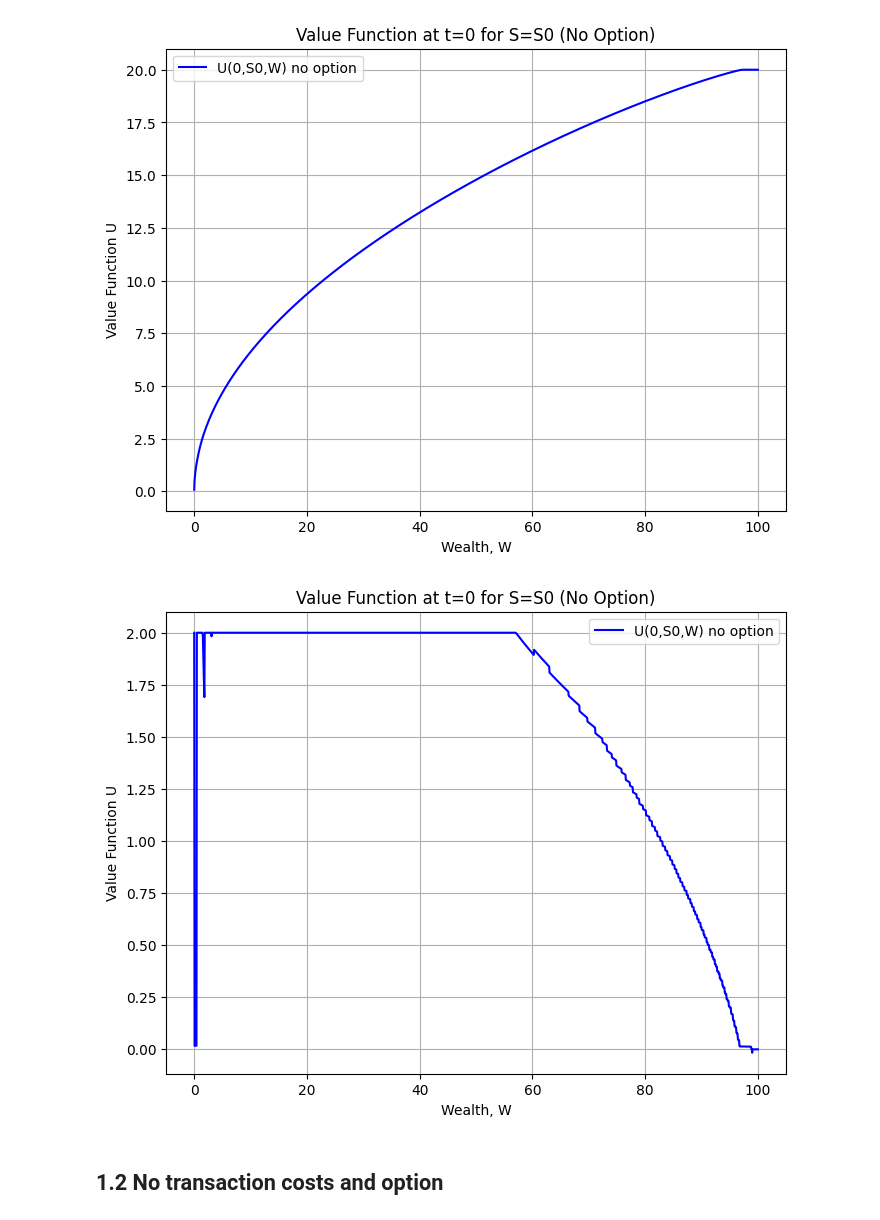
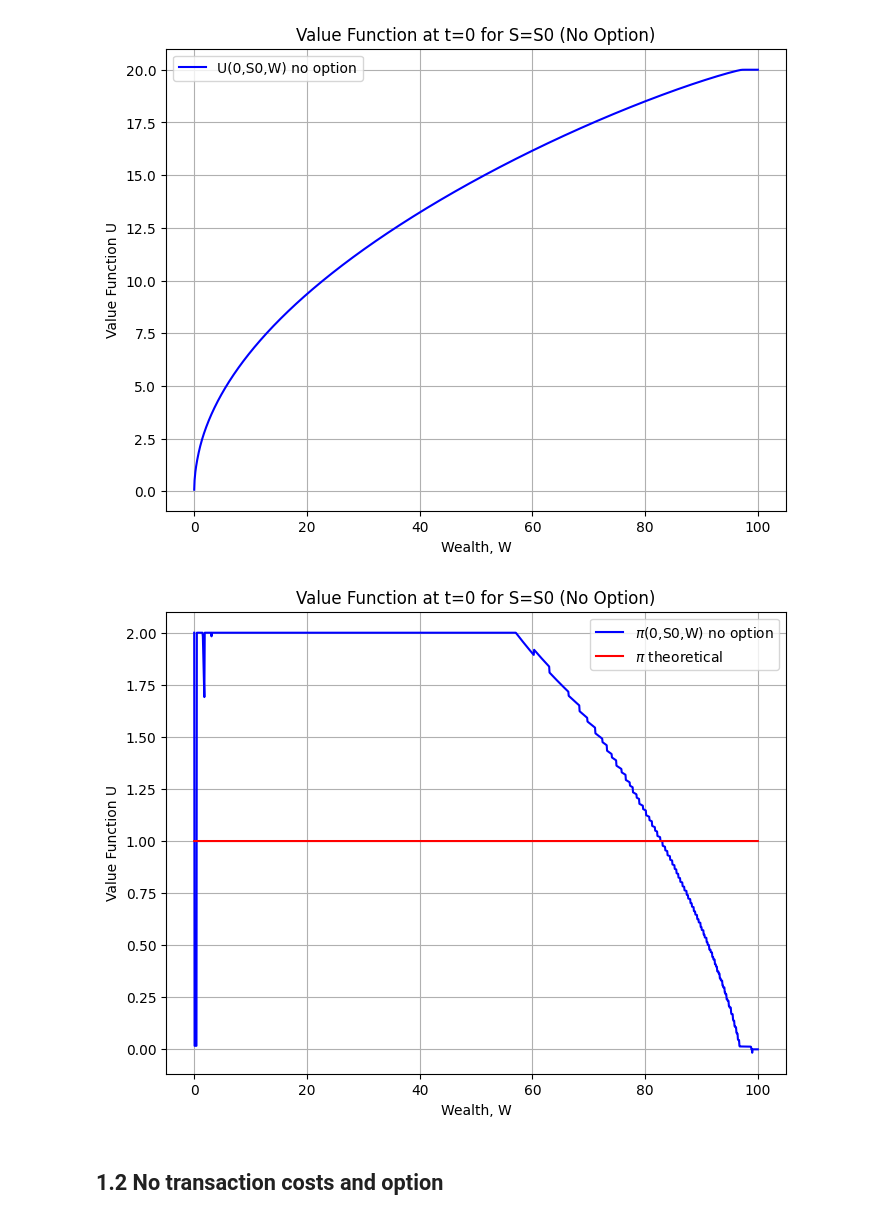
Before and after one commit to JulesArzel/Deep_Hedging_v2, a Jupyter notebook: Main.ipynb, the cells around one changed output. Drawn from its saved outputs; the diff is of its cells as text; code cells hidden in the pictures.

```diff
--- a/Main.ipynb
+++ b/Main.ipynb
@@ -140,16 +136,20 @@ Processing time step 1 of 0...
 Processing time step 0 of -1...
 [figure]
 # %%
+Pi_theo = np.full((N_W,N_t),(alpha-r)/(sigma**2*(1-gamma)))
+
+
 plt.figure(figsize=(8, 6))
-plt.plot(W_grid, Pi_no_opt[(0, 0)], 'b-', label="U(0,S0,W) no option")
+plt.plot(W_grid, Pi_no_opt[(0, 0)], 'b-', label="$\pi$(0,S0,W) no option")
+plt.plot(W_grid,Pi_theo[:,0],'r-', label='$\pi$ theoretical')
 plt.xlabel("Wealth, W")
 plt.ylabel("Value Function U")
 plt.title("Value Function at t=0 for S=S0 (No Option)")
 plt.legend()
 plt.grid(True)
 plt.show()
 # %% [output]
-[figure, old version]
+[figure, new version]
 # %% [markdown]
 ## 1.2 No transaction costs and option
 # %%
```
Also changed, not shown: parts of 1 cell of this notebook.
